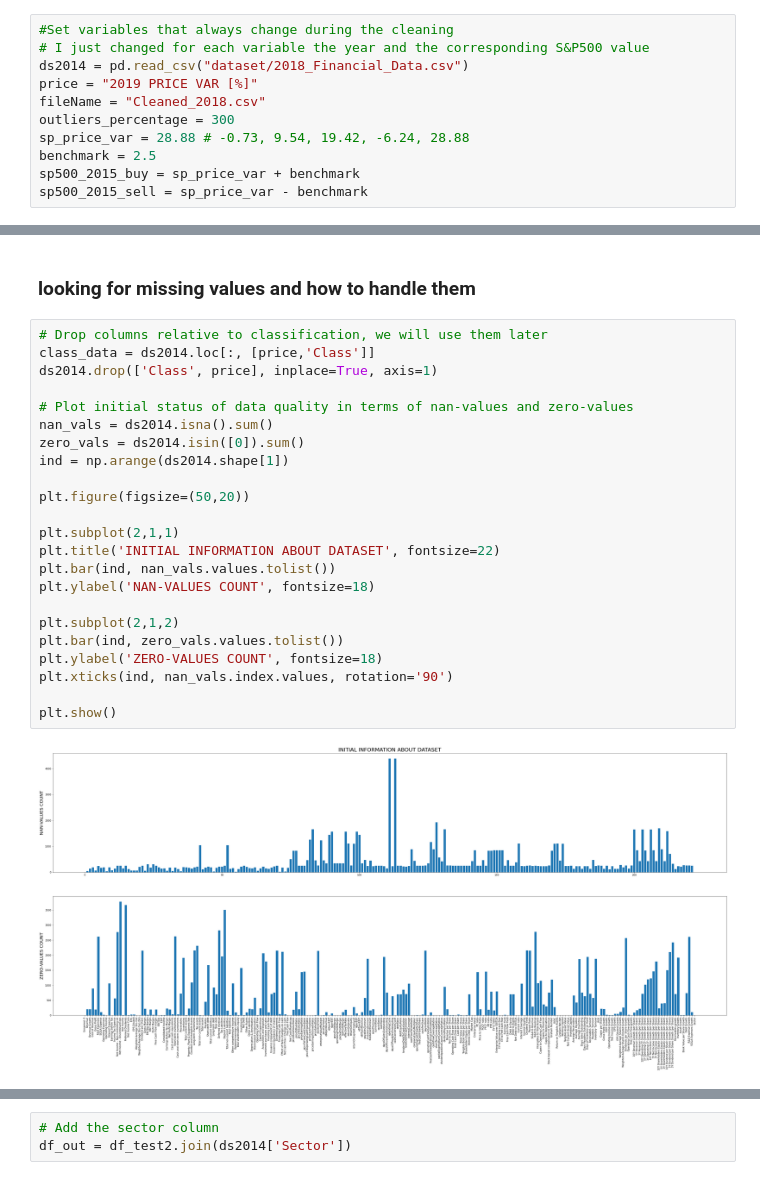
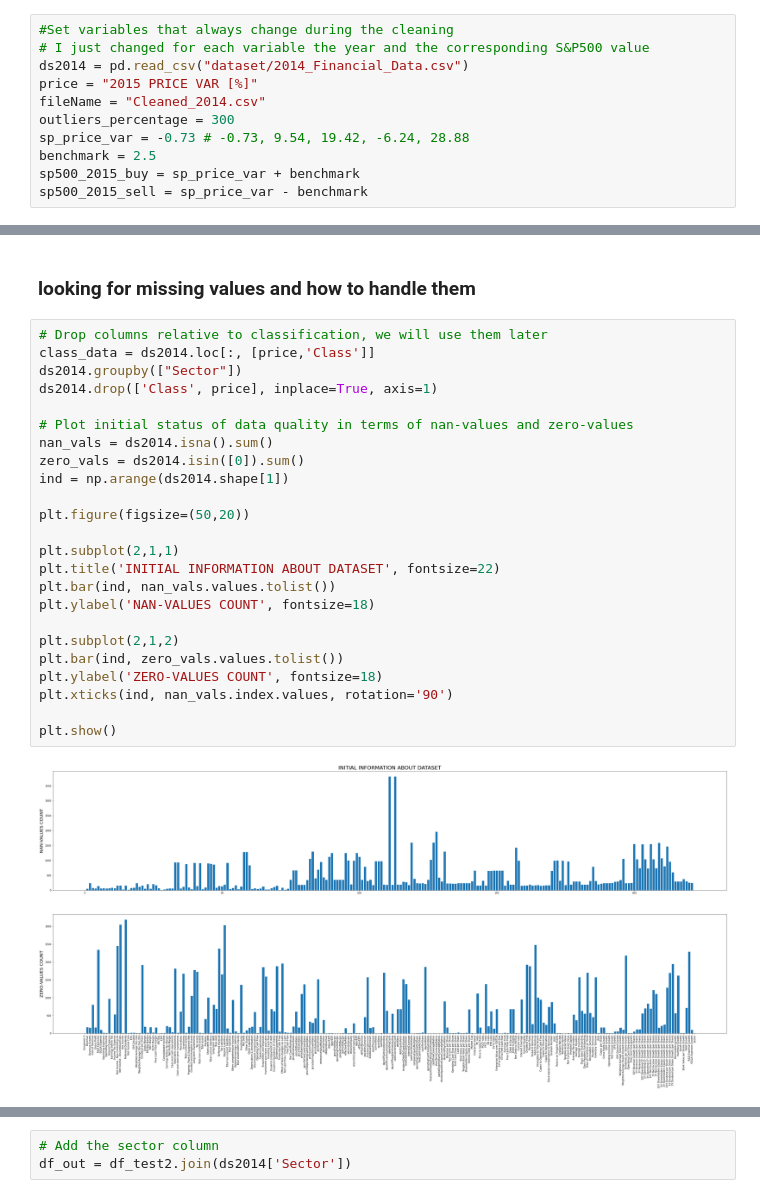
Before and after one commit to JosipHarambasic/ML_Project, a Jupyter notebook: clean_data.ipynb, the cells around one changed output, grey strips where cells are left out. Saved outputs shown, nothing was run; the diff lists cells and outputs as text.

```diff
--- a/clean_data.ipynb
+++ b/clean_data.ipynb
@@ -9,11 +9,11 @@ warnings.filterwarnings('ignore')
 # %%
 #Set variables that always change during the cleaning
 # I just changed for each variable the year and the corresponding S&P500 value
-ds2014 = pd.read_csv("dataset/2018_Financial_Data.csv")
-price = "2019 PRICE VAR [%]"
-fileName = "Cleaned_2018.csv"
+ds2014 = pd.read_csv("dataset/2014_Financial_Data.csv")
+price = "2015 PRICE VAR [%]"
+fileName = "Cleaned_2014.csv"
 outliers_percentage = 300
-sp_price_var = 28.88 # -0.73, 9.54, 19.42, -6.24, 28.88
+sp_price_var = -0.73 # -0.73, 9.54, 19.42, -6.24, 28.88
 benchmark = 2.5
 sp500_2015_buy = sp_price_var + benchmark
 sp500_2015_sell = sp_price_var - benchmark
@@ -55,28 +55,29 @@ for sector in sector_list:
 # %%
 # Drop columns relative to classification, we will use them later
 class_data = ds2014.loc[:, [price,'Class']]
+ds2014.groupby(["Sector"])
 ds2014.drop(['Class', price], inplace=True, axis=1)
 
 # Plot initial status of data quality in terms of nan-values and zero-values
 nan_vals = ds2014.isna().sum()
 zero_vals = ds2014.isin([0]).sum()
 ind = np.arange(ds2014.shape[1])
 
 plt.figure(figsize=(50,20))
 
 plt.subplot(2,1,1)
 plt.title('INITIAL INFORMATION ABOUT DATASET', fontsize=22)
 plt.bar(ind, nan_vals.values.tolist())
 plt.ylabel('NAN-VALUES COUNT', fontsize=18)
 
 plt.subplot(2,1,2)
 plt.bar(ind, zero_vals.values.tolist())
 plt.ylabel('ZERO-VALUES COUNT', fontsize=18)
 plt.xticks(ind, nan_vals.index.values, rotation='90')
 
 plt.show()
 # %% [output]
-[figure, old version]
+[figure, new version]
 # %%
 # Find count and percent of nan-values, zero-values
 total_nans = ds2014.isnull().sum().sort_values(ascending=False)
```
Also changed, not shown: parts of 13 cells of this notebook, 15 other files.
